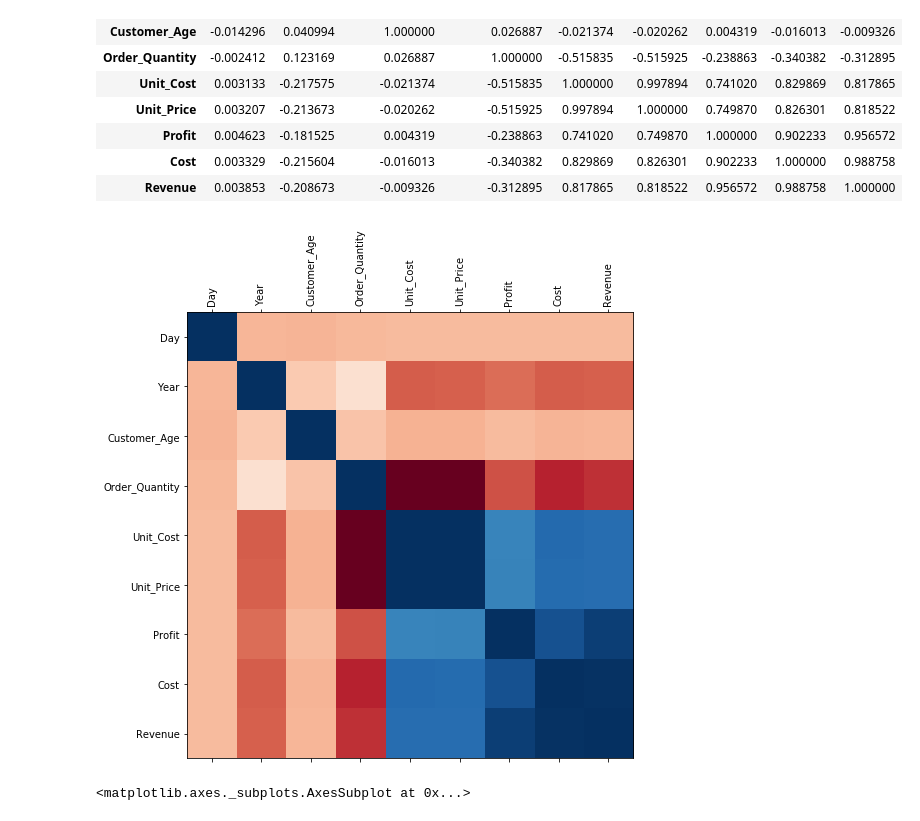
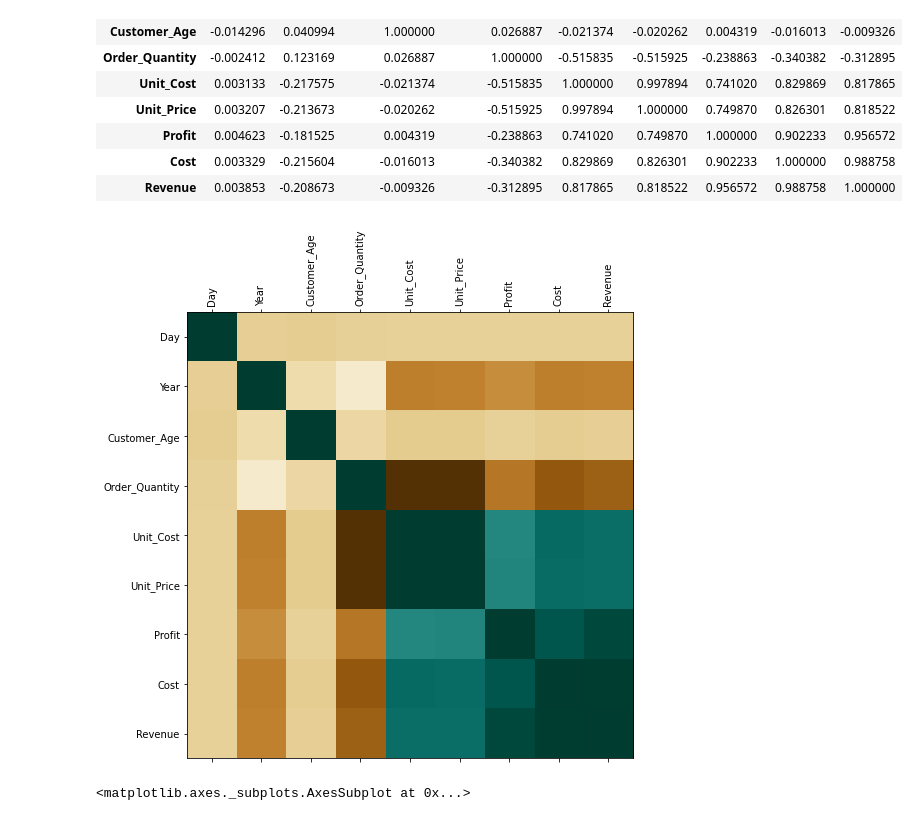
Before and after one commit to crystalclear-me/data-analysis-with-python, a Jupyter notebook: Lecture_1.ipynb, the cells around one changed output. Saved outputs shown, nothing was run; the diff lists cells and outputs as text; code cells hidden in the pictures.

```diff
--- a/Lecture_1.ipynb
+++ b/Lecture_1.ipynb
@@ -39,4 +37,2 @@ df.head()
 # %%
-sales = pd.read_csv(
-    'data/sales_data.csv',
-    parse_dates=['Date'])
+sales = pd.read_csv(url, parse_dates=['Date'])
@@ -196,11 +171,12 @@ corr
 | Revenue | 0.003853 | -0.208673 | -0.009326 | -0.312895 | 0.817865 | 0.818522 | 0.956572 | 0.988758 | 1.000000 |
 # %%
 fig = plt.figure(figsize=(8,8))
-plt.matshow(corr, cmap='RdBu', fignum=fig.number)
+#plt.matshow(corr, cmap='RdBu', fignum=fig.number)
+plt.matshow(corr, cmap='BrBG', fignum=fig.number)
 plt.xticks(range(len(corr.columns)), corr.columns, rotation='vertical');
 plt.yticks(range(len(corr.columns)), corr.columns);
 # %% [output]
-[figure, old version]
+[figure, new version]
 # %%
 sales.plot(kind='scatter', x='Customer_Age', y='Revenue', figsize=(6,6))
 # %% [output]
```
Also changed, not shown: parts of 33 cells of this notebook.
